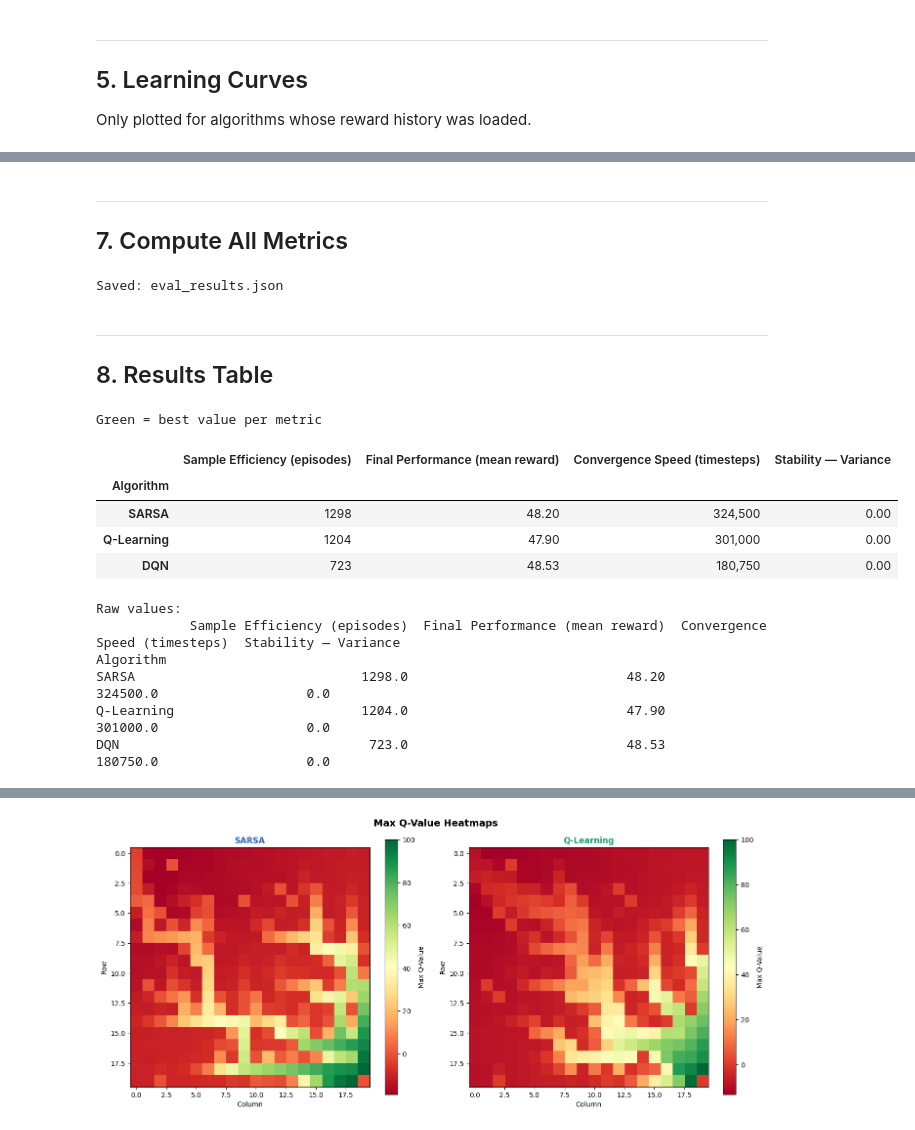
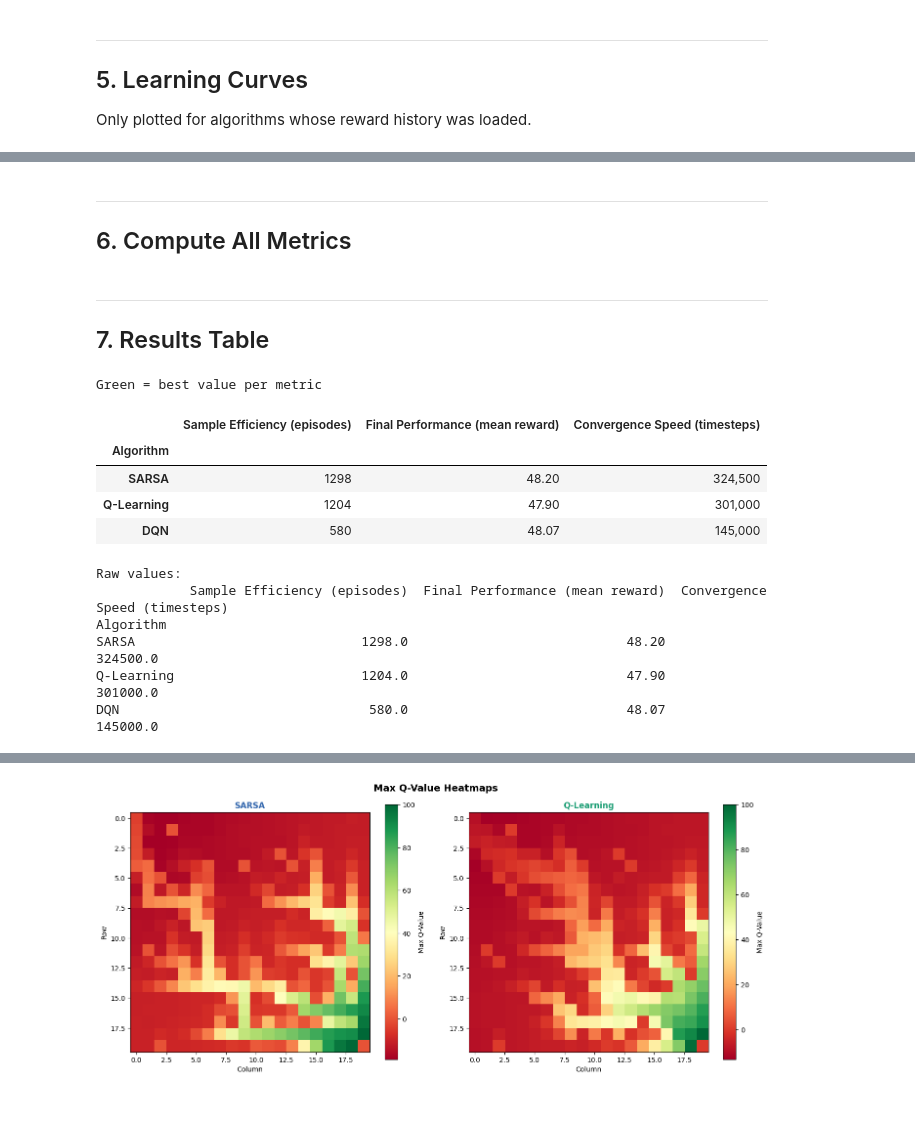
Before and after one commit to MoazIbrahem/Smart-Emergency-Ambulance-Routing-, a Jupyter notebook: RL_Evaluation.ipynb, the cells around one changed output, grey strips where cells are left out. Drawn from its saved outputs; the diff is of its cells as text; code cells hidden in the pictures.

```diff
--- a/RL_Evaluation.ipynb
+++ b/RL_Evaluation.ipynb
@@ -175,19 +154,19 @@ ql_rewards    = []
 dqn_rewards   = []
 
 try:
-    sarsa_rewards = np.load('sarsa_rewards.npy').tolist()
+    sarsa_rewards = np.load('models/sarsa_rewards.npy').tolist()
     print(f'SARSA rewards loaded      — {len(sarsa_rewards)} episodes')
 except FileNotFoundError:
     print('sarsa_rewards.npy not found — learning curve will be skipped')
 
 try:
-    ql_rewards = np.load('qlearning_rewards.npy').tolist()
+    ql_rewards = np.load('models/qlearning_rewards.npy').tolist()
     print(f'Q-Learning rewards loaded — {len(ql_rewards)} episodes')
 except FileNotFoundError:
     print('qlearning_rewards.npy not found — learning curve will be skipped')
 
 try:
-    dqn_rewards = np.load('dqn_rewards.npy').tolist()
+    dqn_rewards = np.load('models/dqn_rewards.npy').tolist()
     print(f'DQN rewards loaded        — {len(dqn_rewards)} episodes')
 except FileNotFoundError:
     print('dqn_rewards.npy not found — learning curve will be skipped')
@@ -340,14 +230,12 @@ Done.
 # %% [markdown]
 ---
-## 7. Compute All Metrics
+## 6. Compute All Metrics
 # %%
 results = {}
 
 for name in ['SARSA', 'Q-Learning', 'DQN']:
-    rw  = all_rewards[name]
-    var = round(stability(stability_data[name]), 2)
+    rw = all_rewards[name]
 
-    # metrics that need reward history
     if len(rw) > 0:
         se = sample_efficiency(rw, THRESHOLD)
         fp = round(final_performance(rw, WINDOW_N), 2)
@@ -360,18 +248,10 @@ for name in ['SARSA', 'Q-Learning', 'DQN']:
         'Sample Efficiency (episodes)':    se,
         'Final Performance (mean reward)': fp,
         'Convergence Speed (timesteps)':   cs,
-        'Stability — Variance':            var,
     }
-
-# ── Save to JSON ──────────────────────────────────────────────────────────
-with open('eval_results.json', 'w') as f:
-    json.dump(results, f, indent=2)
-print('Saved: eval_results.json')
-# %% [output]
-Saved: eval_results.json
 # %% [markdown]
 ---
-## 8. Results Table
+## 7. Results Table
 # %%
 df = pd.DataFrame(results).T
 df.index.name = 'Algorithm'
@@ -383,44 +263,43 @@ def highlight_best(col):
     higher_better = col.name == 'Final Performance (mean reward)'
     best_val = col.max() if higher_better else col.min()
     return [
         'background-color: #d4edda; color: #155724; font-weight: bold'
         if v == best_val else ''
         for v in col
     ]
 
 fmt = {
     'Sample Efficiency (episodes)':    lambda v: f'{int(v)}' if pd.notna(v) else 'N/A',
     'Final Performance (mean reward)': lambda v: f'{v:.2f}' if pd.notna(v) else 'N/A',
     'Convergence Speed (timesteps)':   lambda v: f'{int(v):,}' if pd.notna(v) else 'N/A',
-    'Stability — Variance':            lambda v: f'{v:.2f}' if pd.notna(v) else 'N/A',
 }
 
 styled = (
     df.style
     .apply(highlight_best)
     .format(fmt)
     .set_caption('Green = best value per metric')
     .set_table_styles([{
         'selector': 'caption',
         'props': [('font-size', '12px'), ('color', '#555'), ('margin-bottom', '6px')]
     }])
 )
 
 display(styled)
 print('\nRaw values:')
 print(df.to_string())
 # %% [output]
 Green = best value per metric
-|  | Sample Efficiency (episodes) | Final Performance (mean reward) | Convergence Speed (timesteps) | Stability — Variance |
-| Algorithm |  |  |  |  |
-| SARSA | 1298 | 48.20 | 324,500 | 0.00 |
-| Q-Learning | 1204 | 47.90 | 301,000 | 0.00 |
-| DQN | 723 | 48.53 | 180,750 | 0.00 |
+|  | Sample Efficiency (episodes) | Final Performance (mean reward) | Convergence Speed (timesteps) |
+| Algorithm |  |  |  |
+| SARSA | 1298 | 48.20 | 324,500 |
+| Q-Learning | 1204 | 47.90 | 301,000 |
+| DQN | 580 | 48.07 | 145,000 |
 Raw values:
-            Sample Efficiency (episodes)  Final Performance (mean reward)  Convergence Speed (timesteps)  Stability — Variance
+            Sample Efficiency (episodes)  Final Performance (mean reward)  Convergence Speed (timesteps)
 Algorithm
-SARSA                             1298.0                            48.20                       324500.0                   0.0
-Q-Learning                        1204.0                            47.90                       301000.0                   0.0
-DQN                                723.0                            48.53                       180750.0                   0.0
+SARSA                             1298.0                            48.20                       324500.0
+Q-Learning                        1204.0                            47.90                       301000.0
+DQN                                580.0                            48.07                       145000.0
 # %% [markdown]
 ---
```
Also changed, not shown: parts of 13 cells of this notebook, 13 other files.
